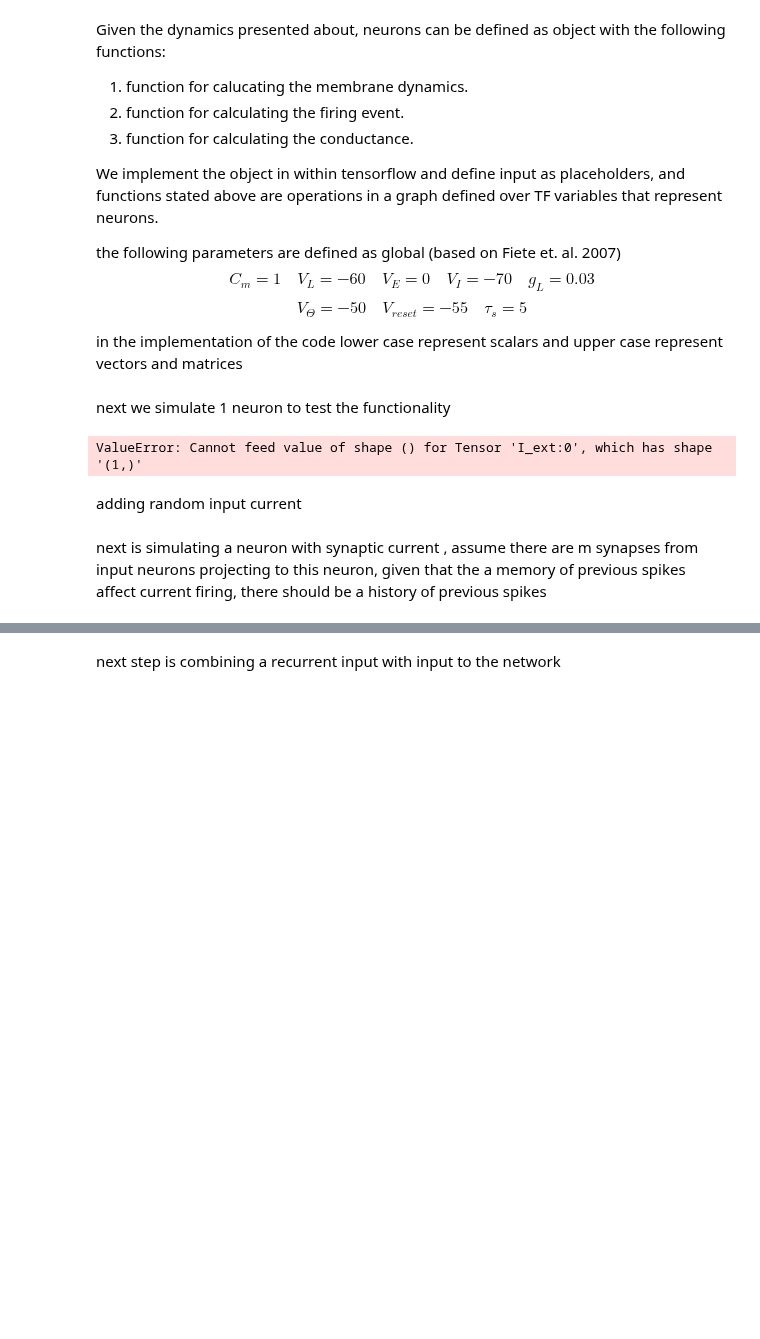
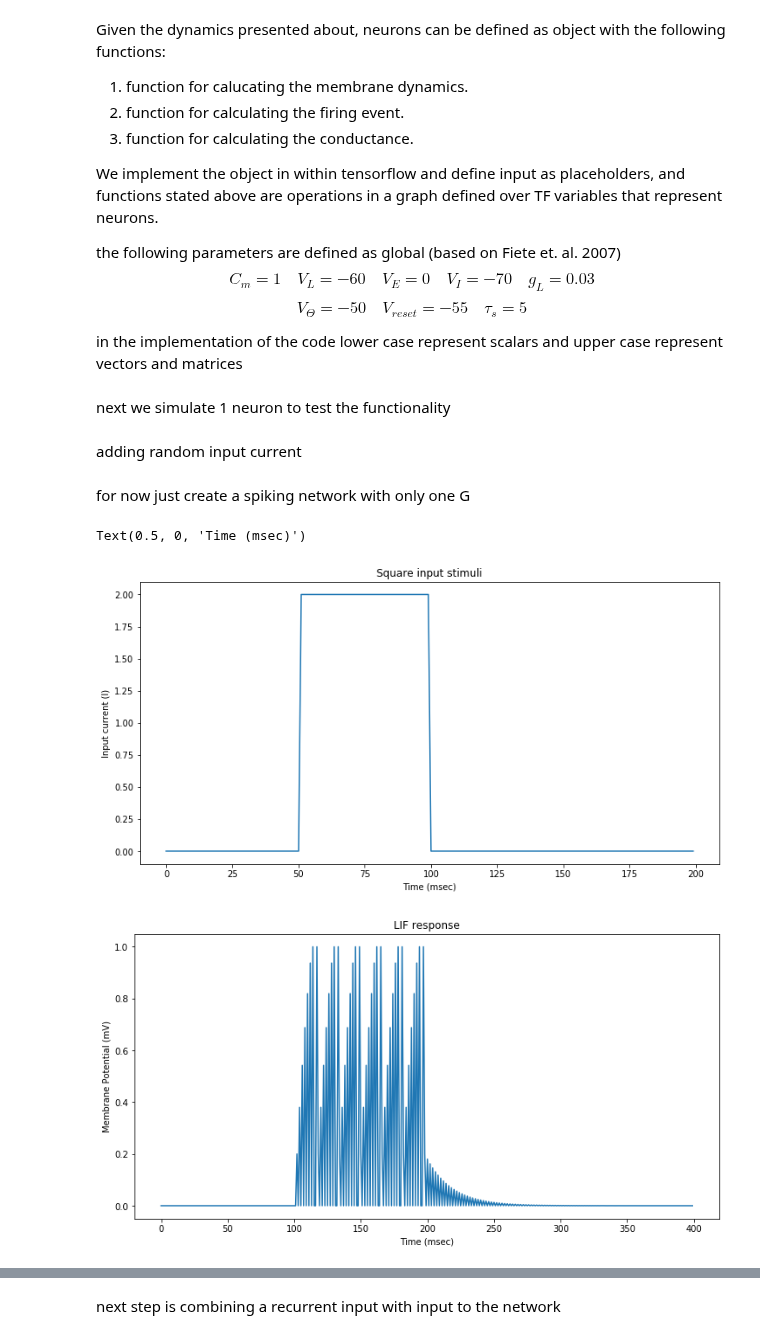
Before and after one commit to eghbalhosseini/KeRNL, a Jupyter notebook: LIFNetwork.ipynb, the cells around one changed output, grey strips where cells are left out. Saved outputs shown, nothing was run; the diff lists cells and outputs as text; code cells hidden in the pictures; blank space fills up the shorter version.

```diff
--- a/LIFNetwork.ipynb
+++ b/LIFNetwork.ipynb
@@ -190,6 +162,4 @@ neuron = LIFNeuron()
 # %%
-
-# Simulation with square input currents
 
 # Duration of the simulation in ms
 T = 200
@@ -200,7 +170,9 @@ steps = int(T / dt)
 # Output variables
 I = []
 U = []
+V=[]
 Fire=[]
+
 neuron = LIFNeuron()
 
 with tf.Session(graph=neuron.graph) as sess:
@@ -212,34 +184,36 @@ with tf.Session(graph=neuron.graph) as sess:
         t = step * dt
         # Set input current in mA
         if t > 10 and t < 30:
-            I_ext = 0.5
+            I_ext = np.array([0], ndmin=2)
         elif t > 50 and t < 100:
-            I_ext = 1.2
+            I_ext = np.array([0], ndmin=2)
         elif t > 120 and t < 180:
-            I_ext = 1.5
+            I_ext = np.array([0], ndmin=2)
         else:
-            I_ext = 0.0
-
+            I_ext = np.array([0], ndmin=2)
         feed = { neuron.I_ext: I_ext, neuron.dt: dt}
 
-        v,fire = sess.run([neuron.V,neuron.has_fired], feed_dict=feed)
+        #u, v = sess.run([neuron.potential, neuron.V_Update], feed_dict=feed)
+        u = sess.run([neuron.potential], feed_dict=feed)
 
-        I.append(I_ext)
-        U.append(v)
-        Fire.append(fire)
+        I.append(I_ext.flatten())
+        U.append(u)
+        V.append(v)
 
+U1=np.array(U).flatten()
+
+I_ext=np.expand_dims(I_ext,axis=0)
 plt.rcParams["figure.figsize"] =(12,6)
-# Draw the input current and the membrane potential
+# Draw the input current ahas_fired_op_floatnd the membrane potential
 plt.figure()
 plt.plot([i for i in I])
 plt.title('Square input stimuli')
 plt.ylabel('Input current (I)')
 plt.xlabel('Time (msec)')
+
 plt.figure()
-plt.plot([u for u in U])
-plt.axhline(y=1.0, color='r', linestyle='-')
+plt.plot([u for u in U1])
+#plt.axhline(y=1.0, color='r', linestyle='-')
 plt.title('LIF response')
 plt.ylabel('Membrane Potential (mV)')
 plt.xlabel('Time (msec)')
-# %% [output]
-ValueError: Cannot feed value of shape () for Tensor 'I_ext:0', which has shape '(1,)'
@@ -246,2 +222,4 @@ ValueError: Cannot feed value of shape () for Tensor 'I_ext:0', which has shape
 # %% [markdown]
 adding random input current
+# %% [markdown]
+for now just create a spiking network with only one G
@@ -248,49 +305,62 @@ adding random input current
 # %%
-# Simulation with random input currents
 
 # Duration of the simulation in ms
 T = 200
 # Duration of each time step in ms
 dt = 1
 # Number of iterations = T/dt
 steps = int(T / dt)
 # Output variables
 I = []
 U = []
+V=[]
+Fire=[]
 
-neuron = LIFNeuron()
+neuron = LIFNeuronSimple()
 
 with tf.Session(graph=neuron.graph) as sess:
 
     sess.run(tf.global_variables_initializer())
 
     for step in range(steps):
 
         t = step * dt
-        if t > 10 and t < 180:
-            i_app = np.random.normal(1.5, 1.0)
+        # Set input current in mA
+        if t > 10 and t < 30:
+            I_ext = np.array([0], ndmin=2)
+        elif t > 50 and t < 100:
+            I_ext = np.array([2], ndmin=2)
+        elif t > 120 and t < 180:
+            I_ext = np.array([0], ndmin=2)
         else:
-            i_app = 0.0
+            I_ext = np.array([0], ndmin=2)
+        feed = { neuron.I_ext: I_ext, neuron.dt: dt}
 
-        feed = { neuron.i_app: i_app, neuron.dt: dt}
+        #u, v = sess.run([neuron.potential, neuron.V_Update], feed_dict=feed)
+        u,v = sess.run([neuron.potential,neuron.has_fired], feed_dict=feed)
 
-        u = sess.run(neuron.potential, feed_dict=feed)
+        I.append(I_ext.flatten())
+        U.append(u)
+        V.append(v)
 
-        I.append(i_app)
-        U.append(u)
+U1=np.array(U).flatten()
 
+I_ext=np.expand_dims(I_ext,axis=0)
 plt.rcParams["figure.figsize"] =(12,6)
-# Draw the input current and the membrane potential
+# Draw the input current ahas_fired_op_floatnd the membrane potential
 plt.figure()
 plt.plot([i for i in I])
-plt.title('Random input stimuli')
+plt.title('Square input stimuli')
 plt.ylabel('Input current (I)')
 plt.xlabel('Time (msec)')
+
 plt.figure()
-plt.plot([u for u in U])
-plt.axhline(y=1.0, color='r', linestyle='-')
+plt.plot([u for u in U1])
+#plt.axhline(y=1.0, color='r', linestyle='-')
 plt.title('LIF response')
 plt.ylabel('Membrane Potential (mV)')
 plt.xlabel('Time (msec)')
+# %% [output]
+Text(0.5, 0, 'Time (msec)')
+[figure, added]
+[figure, added]
-# %% [markdown]
-next is simulating a neuron with synaptic current , assume there are m synapses from input neurons projecting to this neuron, given that the  a memory of previous spikes affect current firing, there should be a history of previous spikes
```
Also changed, not shown: parts of 7 cells of this notebook.
